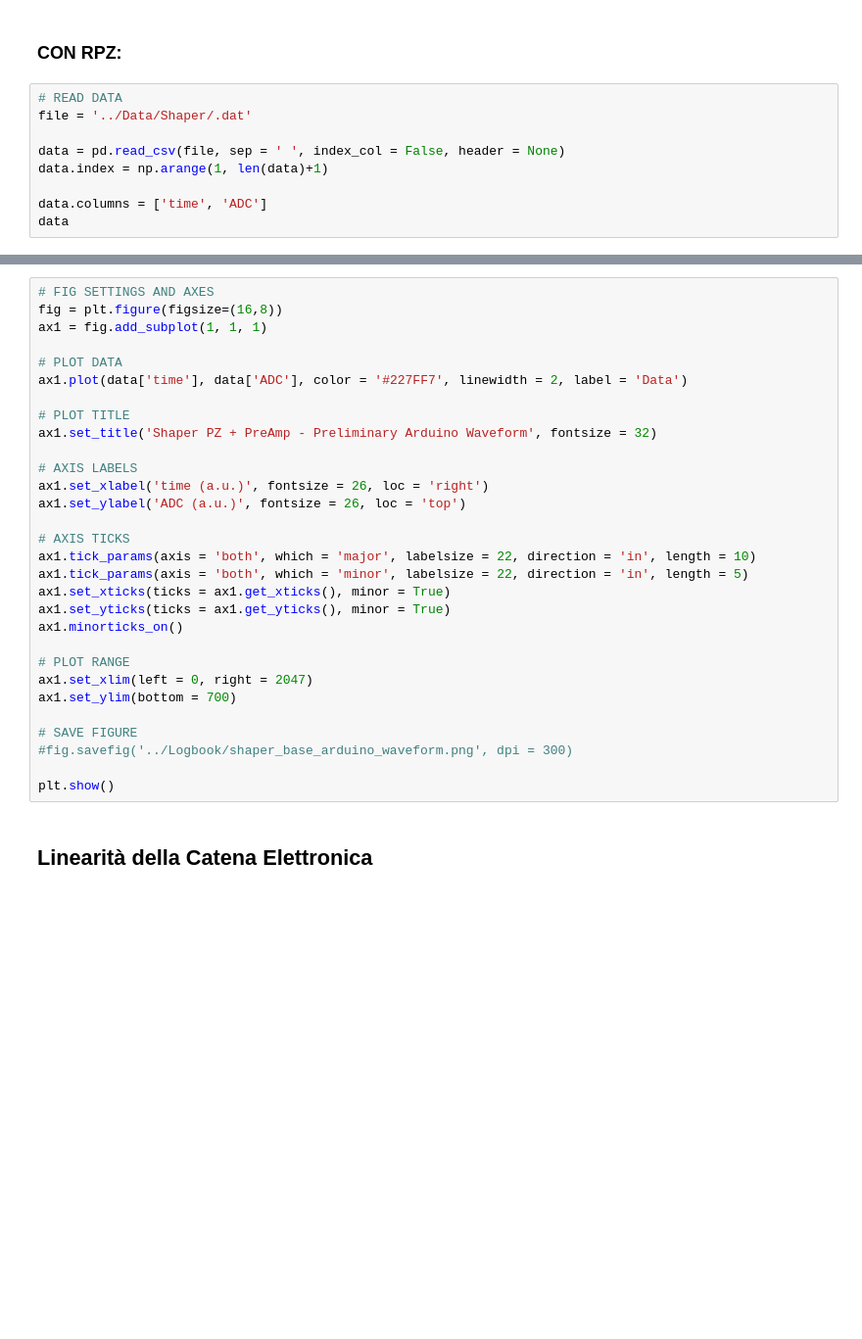
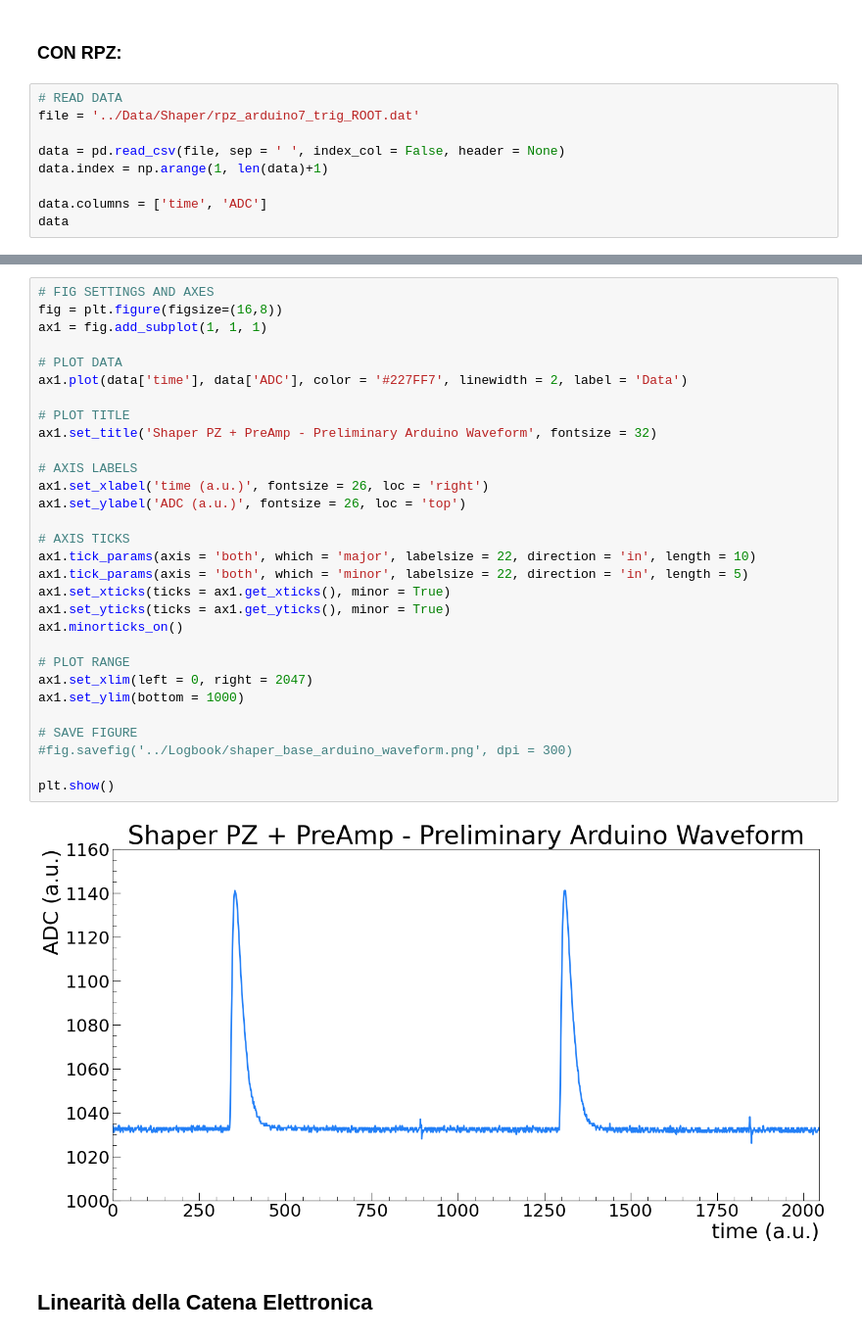
Before and after one commit to niklai99/physics_laboratory_2020_2021, a Jupyter notebook: CATENA ELETTRONICA/Python/InLab.ipynb, the cells around one changed output, grey strips where cells are left out. Shown at 98% size. Drawn from its saved outputs; the diff is of its cells as text; blank space fills up the shorter version.

```diff
--- a/CATENA ELETTRONICA/Python/InLab.ipynb
+++ b/CATENA ELETTRONICA/Python/InLab.ipynb
@@ -310,7 +326,7 @@ plt.show()
 ### CON RPZ:
 # %%
 # READ DATA
-file = '../Data/Shaper/.dat'
+file = '../Data/Shaper/rpz_arduino7_trig_ROOT.dat'
 
 data = pd.read_csv(file, sep = ' ', index_col = False, header = None)
 data.index = np.arange(1, len(data)+1)
@@ -320,33 +350,35 @@ data
 # %%
 # FIG SETTINGS AND AXES
 fig = plt.figure(figsize=(16,8))
 ax1 = fig.add_subplot(1, 1, 1)
 
 # PLOT DATA
 ax1.plot(data['time'], data['ADC'], color = '#227FF7', linewidth = 2, label = 'Data')
 
 # PLOT TITLE
 ax1.set_title('Shaper PZ + PreAmp - Preliminary Arduino Waveform', fontsize = 32)
 
 # AXIS LABELS
 ax1.set_xlabel('time (a.u.)', fontsize = 26, loc = 'right')
 ax1.set_ylabel('ADC (a.u.)', fontsize = 26, loc = 'top')
 
 # AXIS TICKS
 ax1.tick_params(axis = 'both', which = 'major', labelsize = 22, direction = 'in', length = 10)
 ax1.tick_params(axis = 'both', which = 'minor', labelsize = 22, direction = 'in', length = 5)
 ax1.set_xticks(ticks = ax1.get_xticks(), minor = True)
 ax1.set_yticks(ticks = ax1.get_yticks(), minor = True)
 ax1.minorticks_on()
 
 # PLOT RANGE
 ax1.set_xlim(left = 0, right = 2047)
-ax1.set_ylim(bottom = 700)
+ax1.set_ylim(bottom = 1000)
 
 # SAVE FIGURE
 #fig.savefig('../Logbook/shaper_base_arduino_waveform.png', dpi = 300)
 
 plt.show()
+# %% [output]
+[figure, added]
 # %% [markdown]
 ## Linearità della Catena Elettronica
 # %%
```
Also changed, not shown: parts of 7 cells of this notebook, 16 other files.
